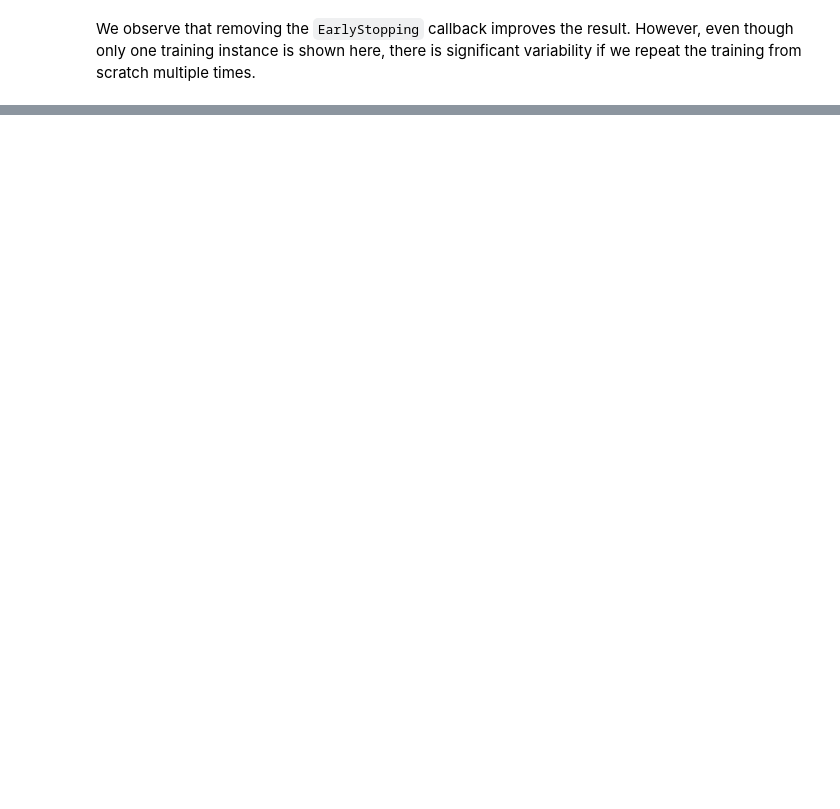
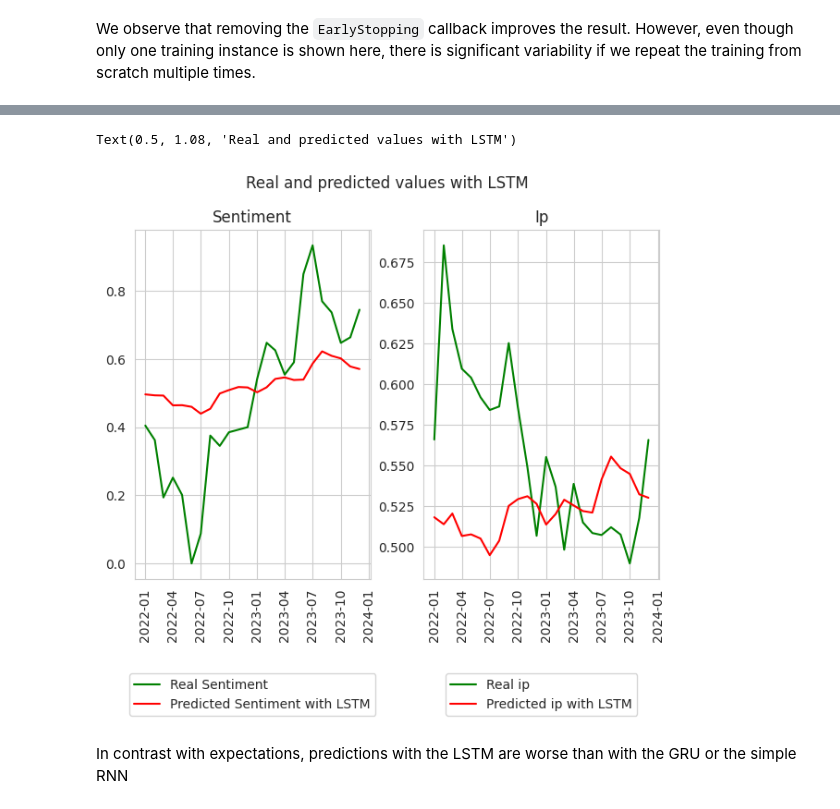
Before and after one commit to svalbuenaa/deep_learning_RNNs, a Jupyter notebook: deep-learning-rnns.ipynb, the cells around one changed output, grey strips where cells are left out. Saved outputs shown, nothing was run; the diff lists cells and outputs as text; code cells hidden in the pictures; blank space fills up the shorter version.

```diff
--- a/deep-learning-rnns.ipynb
+++ b/deep-learning-rnns.ipynb
@@ -1071,0 +1283,3 @@ We observe that removing the `EarlyStopping` callback improves the result. Howev
+# %%
+# Predict
+predict_LSTM = model_LSTM.predict(X_test)
@@ -1071,0 +1288,32 @@ We observe that removing the `EarlyStopping` callback improves the result. Howev
+# %%
+# Add predictions from LSTM
+df_test["LSTM_sentiment"] = predict_LSTM[:,0]
+df_test["LSTM_ip"] = predict_LSTM[:,1]
+# %%
+# Show comparison
+fig, ax = plt.subplots(1,2)
+fig.tight_layout()
+ax[0].plot(df_test["min-max_sentiment"], color="green", label="Real Sentiment")
+ax[0].plot(df_test["LSTM_sentiment"], color="red", label="Predicted Sentiment with LSTM")
+ax[0].tick_params(axis='x', rotation=90)
+ax[0].set_title("Sentiment")
+box0 = ax[0].get_position()
+ax[0].set_position([box0.x0, box0.y0 + box0.height * 0.1,
+                    box0.width, box0.height * 0.9])
+ax[0].legend(loc='upper center', bbox_to_anchor=(0.5, -0.25))
+
+ax[1].plot(df_test["min-max_ip"], color="green", label="Real ip")
+ax[1].plot(df_test["LSTM_ip"], color="red", label="Predicted ip with LSTM")
+ax[1].tick_params(axis='x', rotation=90)
+ax[1].set_title("Ip")
+box1 = ax[1].get_position()
+ax[1].set_position([box1.x0, box1.y0 + box1.height * 0.1,
+                    box1.width, box1.height * 0.9])
+ax[1].legend(loc='upper center', bbox_to_anchor=(0.5, -0.25))
+
+fig.suptitle("Real and predicted values with LSTM", y=1.08)
+# %% [output]
+Text(0.5, 1.08, 'Real and predicted values with LSTM')
+[figure, added]
+# %% [markdown]
+In contrast with expectations, predictions with the LSTM are worse than with the GRU or the simple RNN
```
Also changed, not shown: parts of 31 cells of this notebook.
